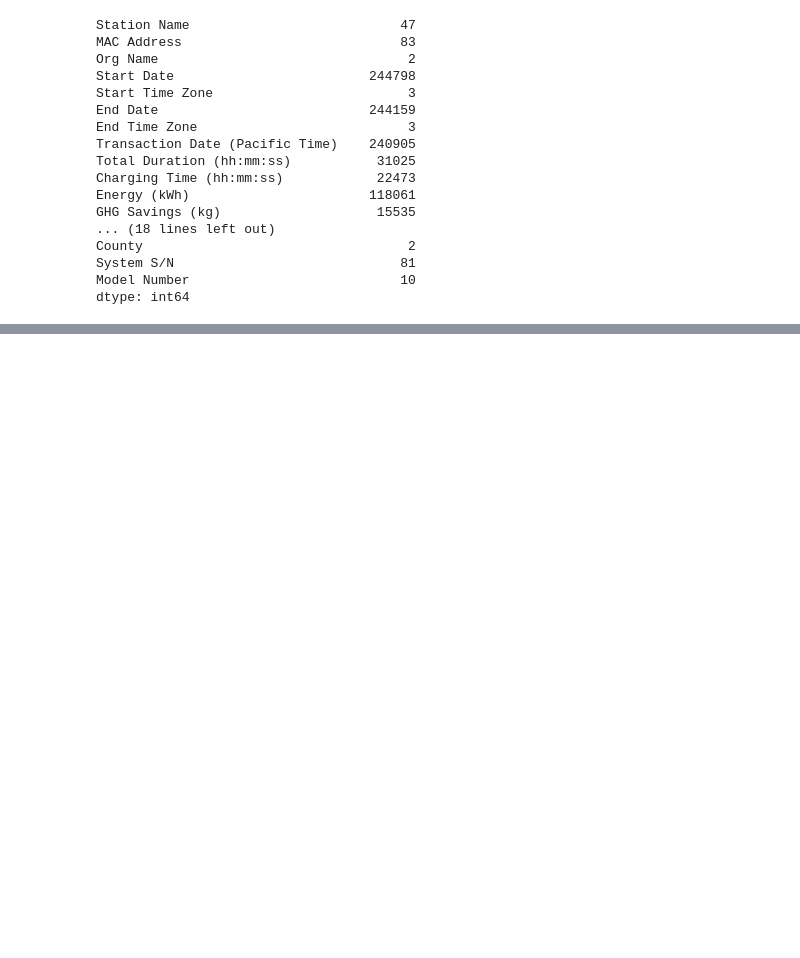
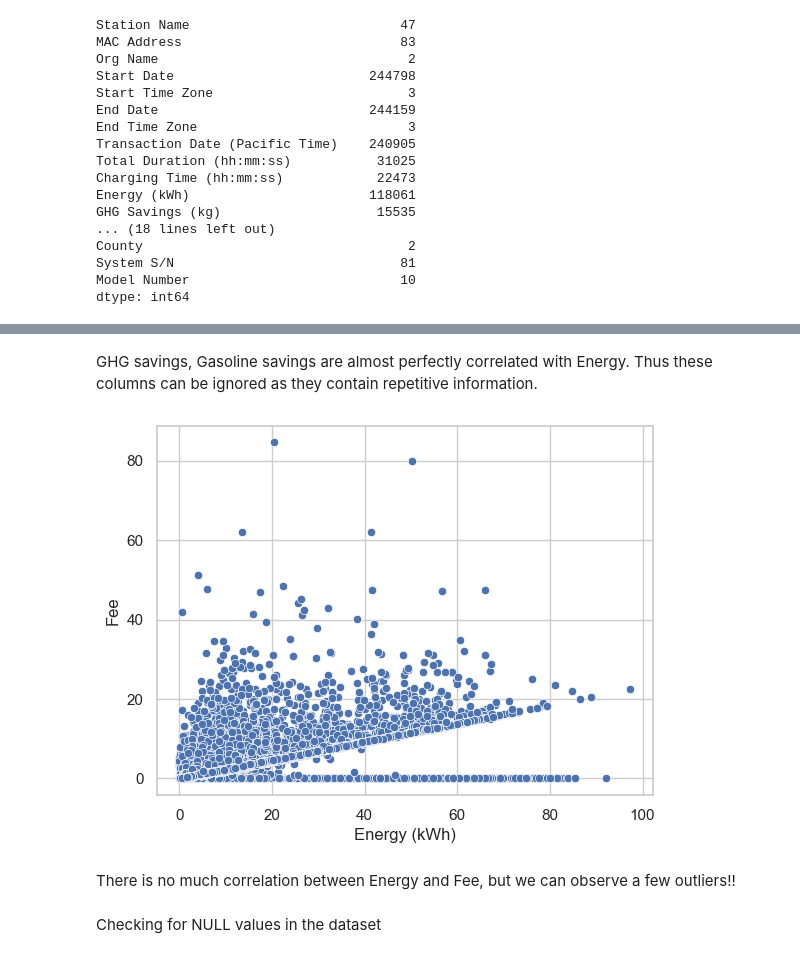
Before and after one commit to Gangaraj-eng/IT496_DataForce_CourseProject1, a Jupyter notebook: 202001411/202001411_IT496_CP1.ipynb, the cells around one changed output, grey strips where cells are left out. Drawn from its saved outputs; the diff is of its cells as text; code cells hidden in the pictures; blank space fills up the shorter version.

```diff
--- a/202001411/202001411_IT496_CP1.ipynb
+++ b/202001411/202001411_IT496_CP1.ipynb
@@ -106,0 +143,11 @@ dtype: int64
+# %% [markdown]
+GHG savings, Gasoline savings are almost perfectly correlated with Energy. Thus these columns can be ignored as they contain repetitive information.
+# %%
+sns.scatterplot(x=data['Energy (kWh)'], y = data['Fee'])
+plt.show()
+# %% [output]
+[figure, added]
+# %% [markdown]
+There is no much correlation between Energy and Fee, but we can observe a few outliers!!
+# %% [markdown]
+Checking for NULL values in the dataset
```
Also changed, not shown: parts of 34 cells of this notebook.
